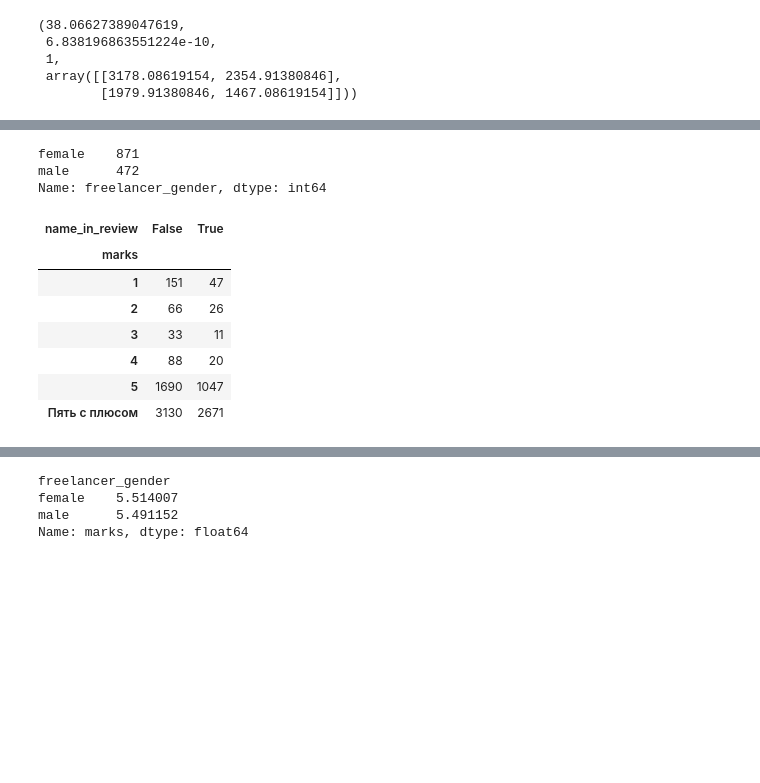
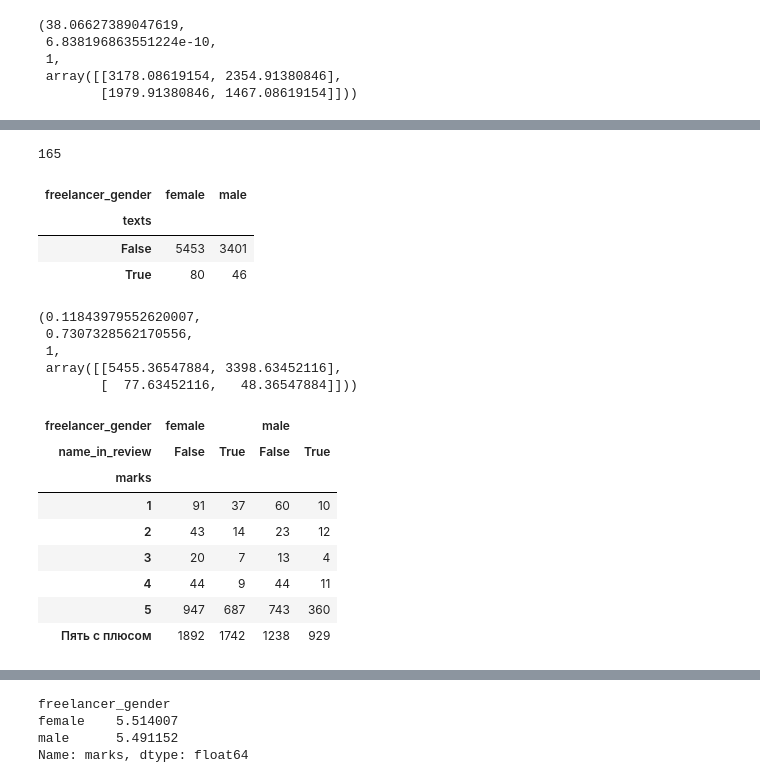
Before and after one commit to nezubkova/nlp-gender, a Jupyter notebook: analysis.ipynb, the cells around one changed output, grey strips where cells are left out. Drawn from its saved outputs; the diff is of its cells as text; code cells hidden in the pictures; blank space fills up the shorter version.

```diff
--- a/analysis.ipynb
+++ b/analysis.ipynb
@@ -22,6 +26,7 @@ male_names = pd.read_json('/Users/m.e.zubkova/Downloads/nlp-gender/male_names.js
 female_names = pd.read_json('/Users/m.e.zubkova/Downloads/nlp-gender/female_names.json')
 # %%
 def sex_classify(name: str):
+    """Функция для определения гендера по имени"""
     if name in male_names.values:
         return 'male'
     if name in female_names.values:
@@ -192,19 +169,47 @@ with_reviews[with_reviews.texts.str.contains('вич ') | with_reviews.texts.str
-# %%
-with_reviews.drop_duplicates(subset='freelancer_name').freelancer_gender.value_counts()
-# %% [output]
-female    871
-male      472
-Name: freelancer_gender, dtype: int64
+# %%
+# создаем список из отчеств
+patronyms = list(set(with_reviews['freelancer_name'].apply(lambda name: name.split()[1] if len(name.split()) > 1 else None).values) - set(with_reviews.freelancer_first_name.values) - {None, '-', 'Chill&Work'})
+len(patronyms)
+# %% [output]
+165
+# %%
+def patronym(text: str):
+    """Функция заменяет отчество в тексте отзыва"""
+    for patronym in patronyms:
+        if patronym in text:
+            text = text.replace(patronym, '<patronym>')
+    return text
+# %%
+with_reviews['texts'] = with_reviews.texts.apply(patronym)
+# %%
+# содержание отчества в текстах отзывов
+
+ct3 = pd.crosstab(with_reviews['texts'].str.contains('<patronym>'), with_reviews.freelancer_gender)
+ct3
+# %% [output]
+| freelancer_gender | female | male |
+| texts |  |  |
+| False | 5453 | 3401 |
+| True | 80 | 46 |
+# %%
+chi2_contingency(ct3)
+# %% [output]
+(0.11843979552620007,
+ 0.7307328562170556,
+ 1,
+ array([[5455.36547884, 3398.63452116],
+        [  77.63452116,   48.36547884]]))
 # %%
-ct3 = pd.crosstab(with_reviews['marks'], with_reviews['name_in_review'])
-ct3
+ct4 = pd.crosstab(with_reviews['marks'], [with_reviews.freelancer_gender, with_reviews['name_in_review']])
+ct4
 # %% [output]
-| name_in_review | False | True |
-| marks |  |  |
-| 1 | 151 | 47 |
-| 2 | 66 | 26 |
-| 3 | 33 | 11 |
-| 4 | 88 | 20 |
-| 5 | 1690 | 1047 |
-| Пять с плюсом | 3130 | 2671 |
+| freelancer_gender | female |  | male |  |
+| name_in_review | False | True | False | True |
+| marks |  |  |  |  |
+| 1 | 91 | 37 | 60 | 10 |
+| 2 | 43 | 14 | 23 | 12 |
+| 3 | 20 | 7 | 13 | 4 |
+| 4 | 44 | 9 | 44 | 11 |
+| 5 | 947 | 687 | 743 | 360 |
+| Пять с плюсом | 1892 | 1742 | 1238 | 929 |
 # %%
```
Also changed, not shown: parts of 63 cells of this notebook, 1 other file.
